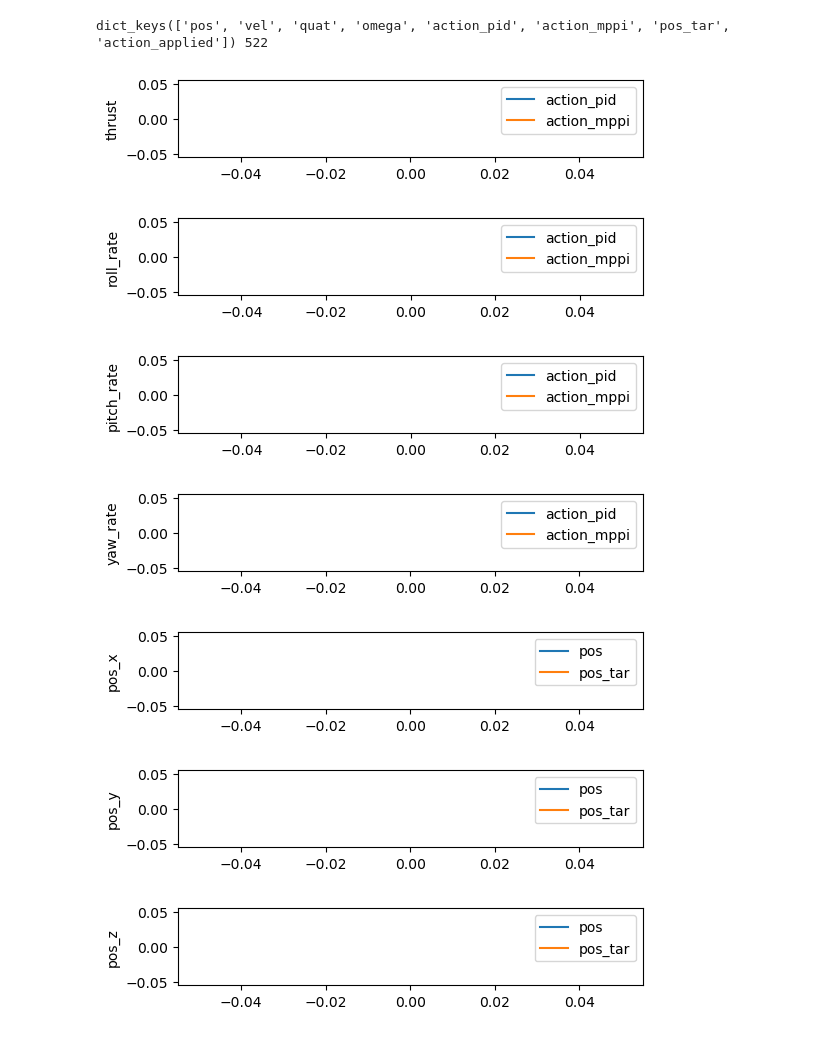
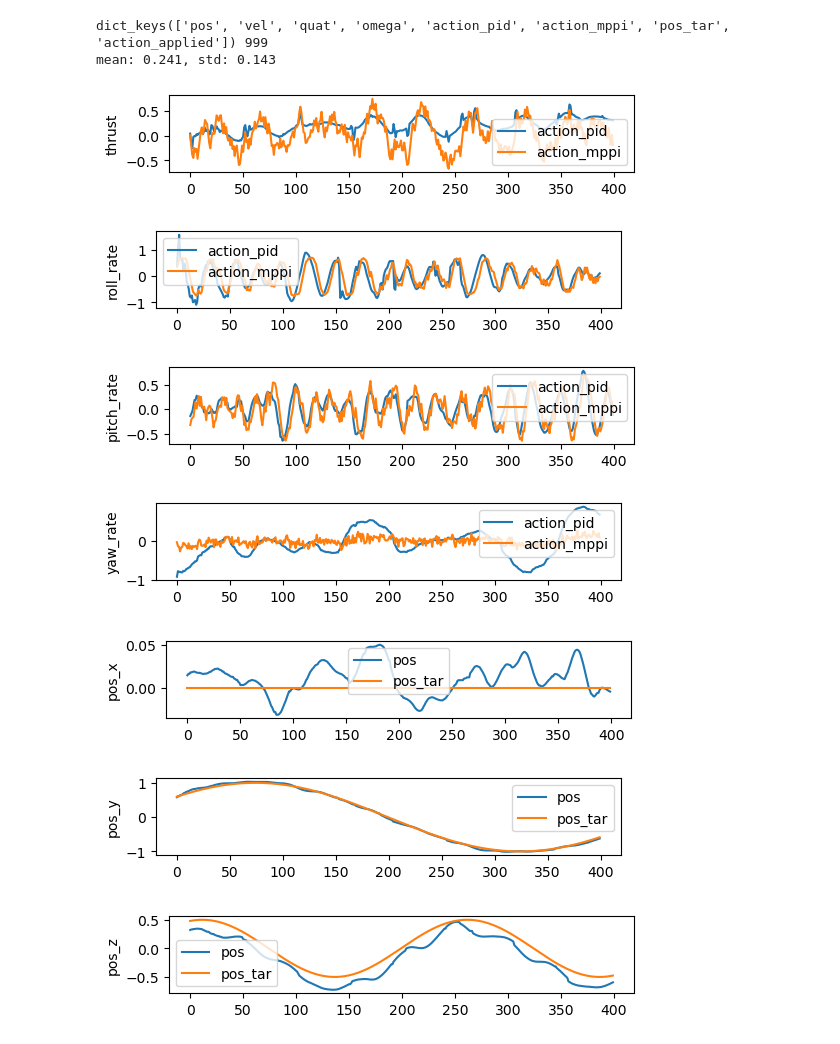
Before and after one commit to jc-bao/crazyswarm2-adaptive, a Jupyter notebook: utils/crazyflie-firmware-adaptive/tools/usdlog/plot.ipynb, the cells around one changed output. Drawn from its saved outputs; the diff is of its cells as text; code cells hidden in the pictures.

Commit message:
:zap: switch back to default MPPI controller

```diff
--- a/utils/crazyflie-firmware-adaptive/tools/usdlog/plot.ipynb
+++ b/utils/crazyflie-firmware-adaptive/tools/usdlog/plot.ipynb
@@ -306,7 +306,7 @@ import matplotlib.pyplot as plt
 import numpy as np
 import rowan
 
-path = "/home/pcy/Research/code/crazyswarm2-adaptive/cflog/cfctl_1116205503.txt"
+path = "/home/pcy/Research/code/crazyswarm2-adaptive/cflog/cfctl_1116215125.txt"
 import pickle
 with open(path, 'rb') as f:
     data = pickle.load(f)
@@ -332,42 +332,48 @@ pos = np.array(data_dict['pos'])
 pos_tar = np.array(data_dict['pos_tar'])
 quat = np.array(data_dict['quat'])
 # convert quat (x y z w) to rpy (roll pitch yaw)
 rpy = np.zeros((len(quat), 3))
 for i in range(len(quat)):
     rpy[i] = rowan.to_euler(quat[i], 'xyz')
 vel = np.array(data_dict['vel'])
 omega = np.array(data_dict['omega'])
 
 # plot action
 # for i, d in enumerate([pos, quat, vel, omega]):
 #     plt.figure(figsize=(6, 1))
 #     plt.plot(d, label=['pos', 'quat', 'vel', 'omega'][i])
 #     plt.legend()
 start_step = 7*50
-end_step = 7*50
+end_step = 15*50
 for i in range(4):
     plt.figure(figsize=(6, 1))
     plt.plot(action_pid[start_step:end_step, i], label='action_pid')
     plt.plot(action_mppi[start_step:end_step, i], label='action_mppi')
     plt.ylabel(['thrust', 'roll_rate', 'pitch_rate', 'yaw_rate'][i])
     # plt.plot(action_applied[:, i], label='action_applied')
     plt.legend()
 for i in range(3):
     plt.figure(figsize=(6, 1))
     plt.plot(pos[start_step:end_step, i], label='pos')
     plt.plot(pos_tar[start_step:end_step, i], label='pos_tar')
     plt.ylabel(['pos_x', 'pos_y', 'pos_z'][i])
     # plt.ylim([-2, 1])
     plt.legend()
+
+pos_err = pos - pos_tar
+err = np.linalg.norm(pos_err, axis=1)
+mean, std = np.mean(err), np.std(err)
+print(f"mean: {mean:.3f}, std: {std:.3f}")
 # %% [output]
-dict_keys(['pos', 'vel', 'quat', 'omega', 'action_pid', 'action_mppi', 'pos_tar', 'action_applied']) 522
+dict_keys(['pos', 'vel', 'quat', 'omega', 'action_pid', 'action_mppi', 'pos_tar', 'action_applied']) 999
+mean: 0.241, std: 0.143
-[figure, old version]
+[figure, new version]
-[figure, old version]
+[figure, new version]
-[figure, old version]
+[figure, new version]
-[figure, old version]
+[figure, new version]
-[figure, old version]
+[figure, new version]
-[figure, old version]
+[figure, new version]
-[figure, old version]
+[figure, new version]
 # %%
 action_mppi[:, 0]/action_pid[:, 0]
 # %%
```
Also changed, not shown: 1 other file.
